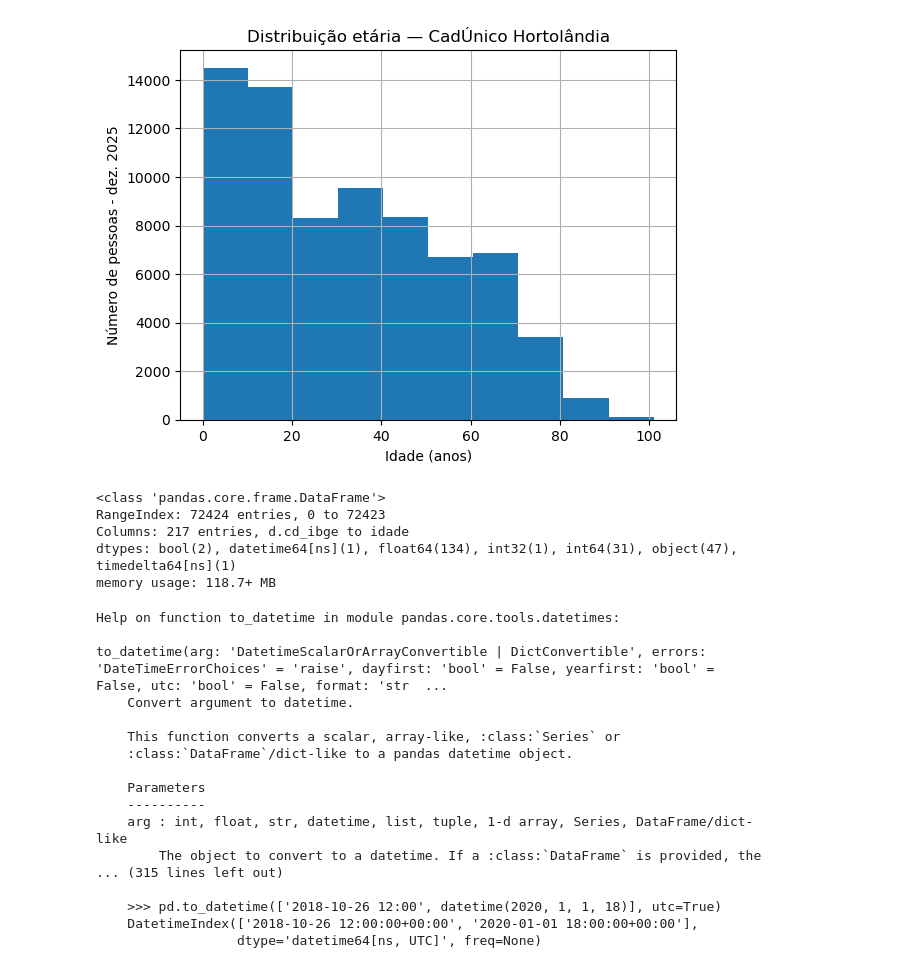
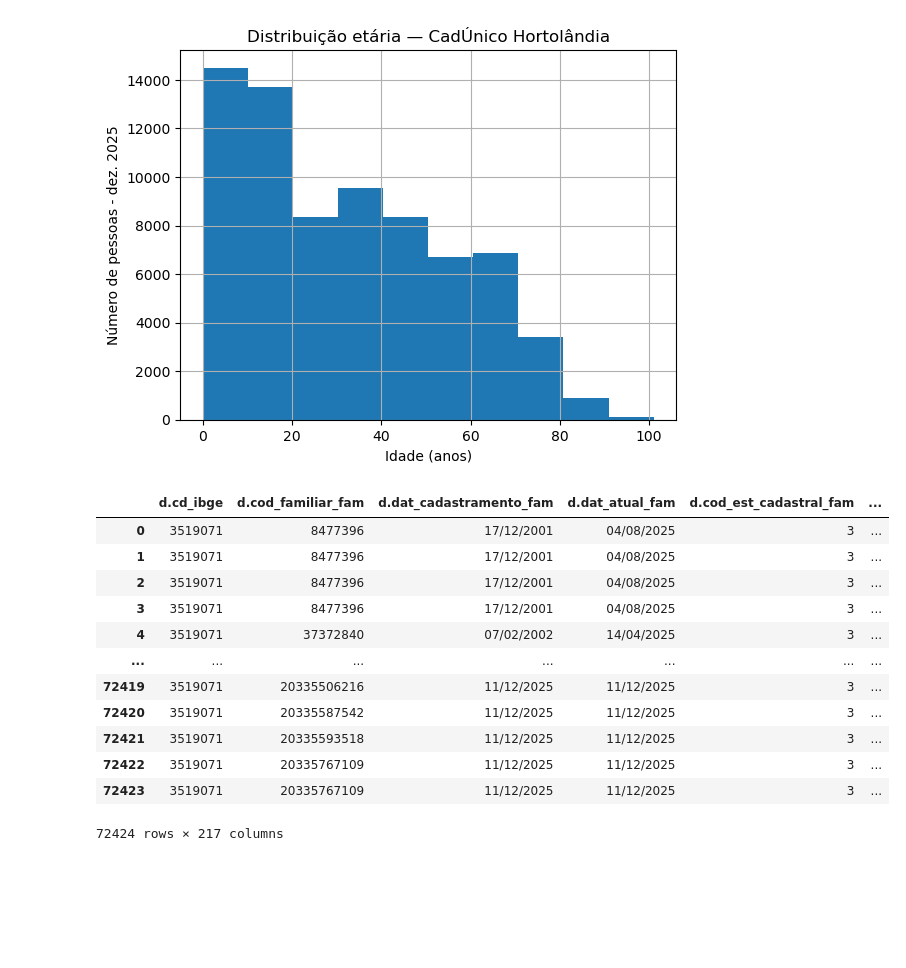
Before and after one commit to ailtonfv/Atlas-Social-de-Hortolandia, a Jupyter notebook: notebooks/cadunico/02_tratamento_cadunico.ipynb, the cells around one changed output. Drawn from its saved outputs; the diff is of its cells as text; code cells hidden in the pictures; blank space fills up the shorter version.

```diff
--- a/notebooks/cadunico/02_tratamento_cadunico.ipynb
+++ b/notebooks/cadunico/02_tratamento_cadunico.ipynb
@@ -2390,31 +2390,19 @@ plt.title('Distribuição etária — CadÚnico Hortolândia')
 plt.show()
 # %% [output]
 [figure]
-# %%
-df.info()
-# %% [output]
-<class 'pandas.core.frame.DataFrame'>
-RangeIndex: 72424 entries, 0 to 72423
-Columns: 217 entries, d.cd_ibge to idade
-dtypes: bool(2), datetime64[ns](1), float64(134), int32(1), int64(31), object(47), timedelta64[ns](1)
-memory usage: 118.7+ MB
-# %%
-help(pd.to_datetime)
-# %% [output]
-Help on function to_datetime in module pandas.core.tools.datetimes:
-
-to_datetime(arg: 'DatetimeScalarOrArrayConvertible | DictConvertible', errors: 'DateTimeErrorChoices' = 'raise', dayfirst: 'bool' = False, yearfirst: 'bool' = False, utc: 'bool' = False, format: 'str  ...
-    Convert argument to datetime.
-
-    This function converts a scalar, array-like, :class:`Series` or
-    :class:`DataFrame`/dict-like to a pandas datetime object.
-
-    Parameters
-    ----------
-    arg : int, float, str, datetime, list, tuple, 1-d array, Series, DataFrame/dict-like
-        The object to convert to a datetime. If a :class:`DataFrame` is provided, the
-... (315 lines left out)
-
-    >>> pd.to_datetime(['2018-10-26 12:00', datetime(2020, 1, 1, 18)], utc=True)
-    DatetimeIndex(['2018-10-26 12:00:00+00:00', '2020-01-01 18:00:00+00:00'],
-                  dtype='datetime64[ns, UTC]', freq=None)
+# %%
+df
+# %% [output]
+|  | d.cd_ibge | d.cod_familiar_fam | d.dat_cadastramento_fam | d.dat_atual_fam | d.cod_est_cadastral_fam | ... |
+| 0 | 3519071 | 8477396 | 17/12/2001 | 04/08/2025 | 3 | ... |
+| 1 | 3519071 | 8477396 | 17/12/2001 | 04/08/2025 | 3 | ... |
+| 2 | 3519071 | 8477396 | 17/12/2001 | 04/08/2025 | 3 | ... |
+| 3 | 3519071 | 8477396 | 17/12/2001 | 04/08/2025 | 3 | ... |
+| 4 | 3519071 | 37372840 | 07/02/2002 | 14/04/2025 | 3 | ... |
+| ... | ... | ... | ... | ... | ... | ... |
+| 72419 | 3519071 | 20335506216 | 11/12/2025 | 11/12/2025 | 3 | ... |
+| 72420 | 3519071 | 20335587542 | 11/12/2025 | 11/12/2025 | 3 | ... |
+| 72421 | 3519071 | 20335593518 | 11/12/2025 | 11/12/2025 | 3 | ... |
+| 72422 | 3519071 | 20335767109 | 11/12/2025 | 11/12/2025 | 3 | ... |
+| 72423 | 3519071 | 20335767109 | 11/12/2025 | 11/12/2025 | 3 | ... |
+72424 rows × 217 columns
```
Also changed, not shown: parts of 21 cells of this notebook.
